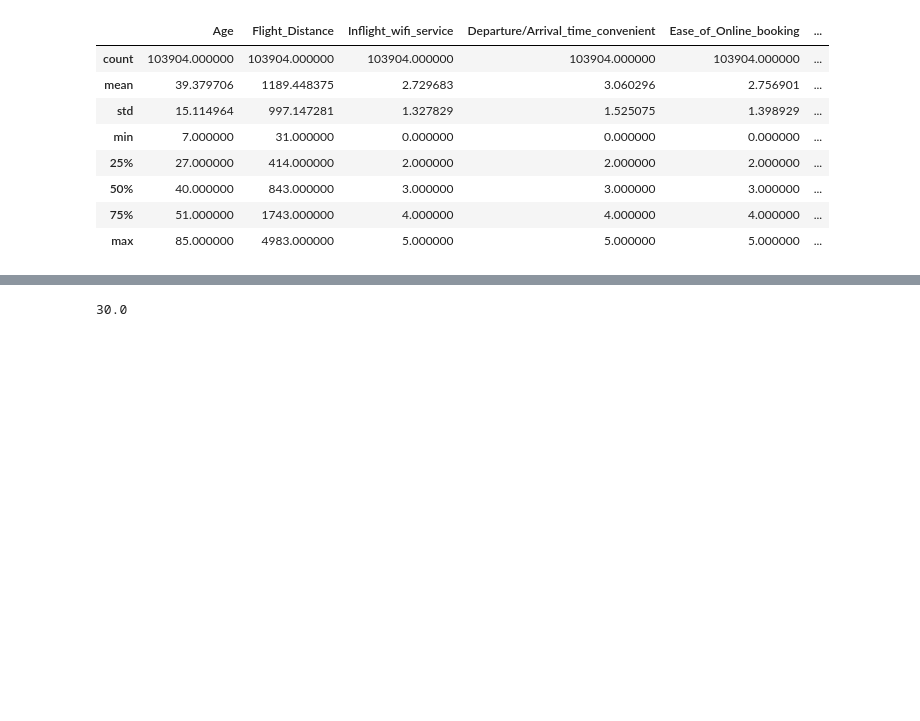
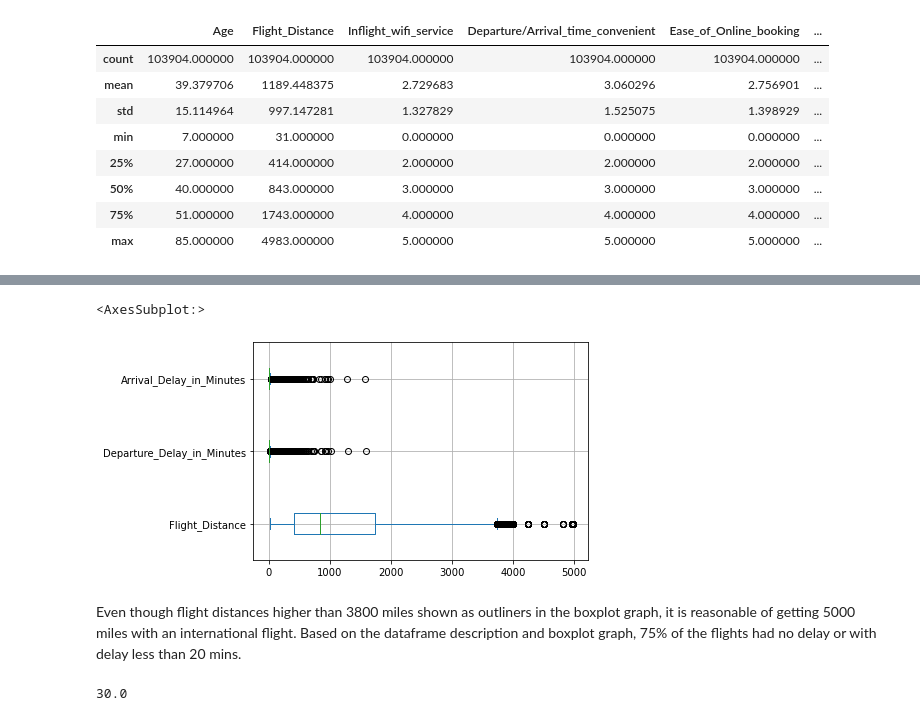
Before and after one commit to speplinski3/G3_Santander_Customer_Satisfaction, a Jupyter notebook: Airline_Customer_Satisfaction_ML_Wuyang.ipynb, the cells around one changed output, grey strips where cells are left out. Drawn from its saved outputs; the diff is of its cells as text; code cells hidden in the pictures; blank space fills up the shorter version.

```diff
--- a/Airline_Customer_Satisfaction_ML_Wuyang.ipynb
+++ b/Airline_Customer_Satisfaction_ML_Wuyang.ipynb
@@ -130,3 +210,12 @@ boxplot = df_fillnull.boxplot(column=['Departure Delay in Minutes', "Arrival Del
+# %%
+# Flight_Distance boxplot
+Airline_df[['Flight_Distance','Departure_Delay_in_Minutes', 'Arrival_Delay_in_Minutes']].plot.box(vert=False, grid=True)
+# %% [output]
+<AxesSubplot:>
+[figure, added]
+# %% [markdown]
+Even though flight distances higher than 3800 miles shown as outliners in the boxplot graph, it is reasonable of getting 5000 miles with an international flight.
+Based on the dataframe description and boxplot graph, 75% of the flights had no delay or with delay less than 20 mins.
 # %%
 # # IQR
 # Departure_IQR = 12.0-0.0
```
Also changed, not shown: parts of 12 cells of this notebook.
